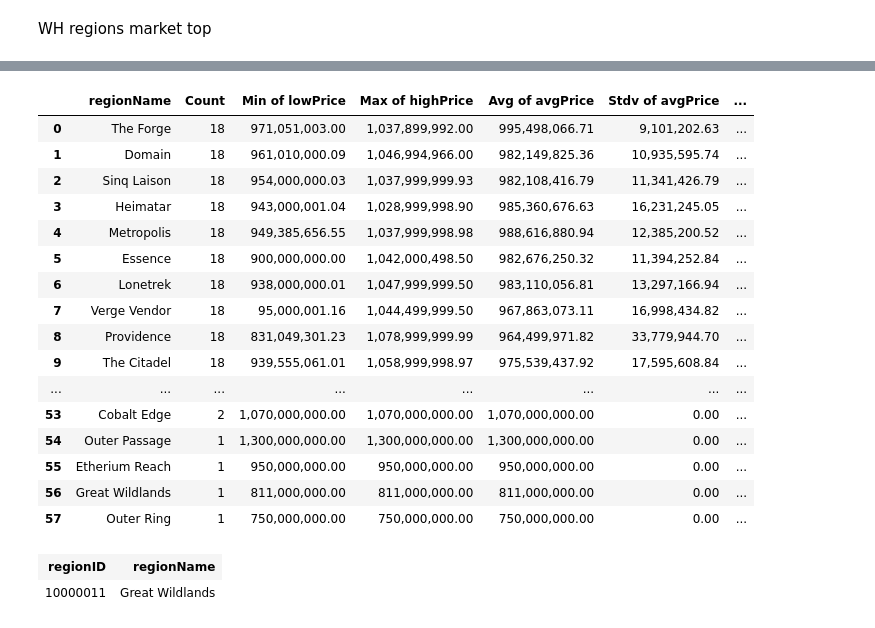
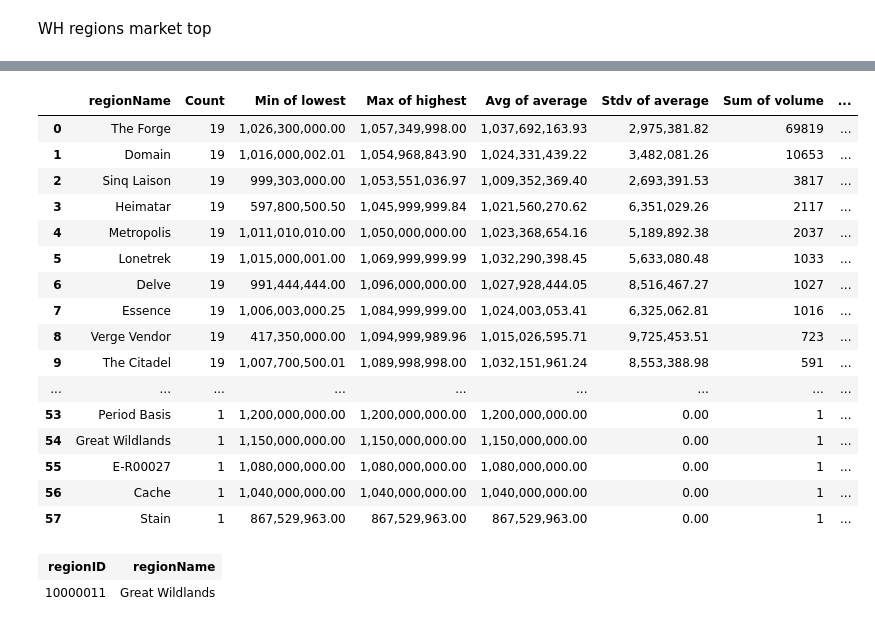
Before and after one commit to evrial/EVE-market-data, a Jupyter notebook: EVE_market.ipynb, the cells around one changed output, grey strips where cells are left out. Cells and saved outputs as stored; diff of their text form; code cells hidden in the pictures.

```diff
--- a/EVE_market.ipynb
+++ b/EVE_market.ipynb
@@ -60,5 +63,5 @@ types.dtype()
 # %% [output]
 [int, str]
 # %%
-prices = gl.SFrame.read_csv('history-esi.csv.gz')
+prices = gl.SFrame.read_csv('history-latest.csv.gz')
 # %% [output]
@@ -339,37 +294,37 @@ d.to_dataframe().sort_values(by='Potential profit', ascending=False)
 d.save('top200.csv', format='csv')
 # %%
 # PLEX
-x = prices[prices['date'] > days_back(20)].join(regions, 'regionID').filter_by(29668, 'typeID').groupby(['regionName'],
+x = prices[prices['date'] > days_back(20)].join(regions, on={'region_id': 'regionID'}).filter_by(29668, 'type_id').groupby(['regionName'],
        [agg.COUNT(),
-        agg.MIN('lowPrice'),
-        agg.MAX('highPrice'),
-        agg.AVG('avgPrice'),
-        agg.STDV('avgPrice'),
+        agg.MIN('lowest'),
+        agg.MAX('highest'),
+        agg.AVG('average'),
+        agg.STDV('average'),
         agg.SUM('volume'),
         agg.SUM('revenue'),
         agg.AVG('revenue'),
 #         agg.QUANTILE('revenue',[0.25, 0.75]),
-        agg.QUANTILE('avgPrice',[0.2, 0.8])
+        agg.QUANTILE('average',[0.2, 0.8])
        ])
-x[x['Avg of avgPrice'] > 5e8].topk('Sum of revenue', 100).to_dataframe()
+x[x['Avg of average'] > 5e8].topk('Sum of revenue', 100).to_dataframe()
 # %% [output]
-|  | regionName | Count | Min of lowPrice | Max of highPrice | Avg of avgPrice | Stdv of avgPrice | ... |
-| 0 | The Forge | 18 | 971,051,003.00 | 1,037,899,992.00 | 995,498,066.71 | 9,101,202.63 | ... |
-| 1 | Domain | 18 | 961,010,000.09 | 1,046,994,966.00 | 982,149,825.36 | 10,935,595.74 | ... |
-| 2 | Sinq Laison | 18 | 954,000,000.03 | 1,037,999,999.93 | 982,108,416.79 | 11,341,426.79 | ... |
-| 3 | Heimatar | 18 | 943,000,001.04 | 1,028,999,998.90 | 985,360,676.63 | 16,231,245.05 | ... |
-| 4 | Metropolis | 18 | 949,385,656.55 | 1,037,999,998.98 | 988,616,880.94 | 12,385,200.52 | ... |
-| 5 | Essence | 18 | 900,000,000.00 | 1,042,000,498.50 | 982,676,250.32 | 11,394,252.84 | ... |
-| 6 | Lonetrek | 18 | 938,000,000.01 | 1,047,999,999.50 | 983,110,056.81 | 13,297,166.94 | ... |
-| 7 | Verge Vendor | 18 | 95,000,001.16 | 1,044,499,999.50 | 967,863,073.11 | 16,998,434.82 | ... |
-| 8 | Providence | 18 | 831,049,301.23 | 1,078,999,999.99 | 964,499,971.82 | 33,779,944.70 | ... |
-| 9 | The Citadel | 18 | 939,555,061.01 | 1,058,999,998.97 | 975,539,437.92 | 17,595,608.84 | ... |
-| ... | ... | ... | ... | ... | ... | ... | ... |
-| 53 | Cobalt Edge | 2 | 1,070,000,000.00 | 1,070,000,000.00 | 1,070,000,000.00 | 0.00 | ... |
-| 54 | Outer Passage | 1 | 1,300,000,000.00 | 1,300,000,000.00 | 1,300,000,000.00 | 0.00 | ... |
-| 55 | Etherium Reach | 1 | 950,000,000.00 | 950,000,000.00 | 950,000,000.00 | 0.00 | ... |
-| 56 | Great Wildlands | 1 | 811,000,000.00 | 811,000,000.00 | 811,000,000.00 | 0.00 | ... |
-| 57 | Outer Ring | 1 | 750,000,000.00 | 750,000,000.00 | 750,000,000.00 | 0.00 | ... |
+|  | regionName | Count | Min of lowest | Max of highest | Avg of average | Stdv of average | Sum of volume | ... |
+| 0 | The Forge | 19 | 1,026,300,000.00 | 1,057,349,998.00 | 1,037,692,163.93 | 2,975,381.82 | 69819 | ... |
+| 1 | Domain | 19 | 1,016,000,002.01 | 1,054,968,843.90 | 1,024,331,439.22 | 3,482,081.26 | 10653 | ... |
+| 2 | Sinq Laison | 19 | 999,303,000.00 | 1,053,551,036.97 | 1,009,352,369.40 | 2,693,391.53 | 3817 | ... |
+| 3 | Heimatar | 19 | 597,800,500.50 | 1,045,999,999.84 | 1,021,560,270.62 | 6,351,029.26 | 2117 | ... |
+| 4 | Metropolis | 19 | 1,011,010,010.00 | 1,050,000,000.00 | 1,023,368,654.16 | 5,189,892.38 | 2037 | ... |
+| 5 | Lonetrek | 19 | 1,015,000,001.00 | 1,069,999,999.99 | 1,032,290,398.45 | 5,633,080.48 | 1033 | ... |
+| 6 | Delve | 19 | 991,444,444.00 | 1,096,000,000.00 | 1,027,928,444.05 | 8,516,467.27 | 1027 | ... |
+| 7 | Essence | 19 | 1,006,003,000.25 | 1,084,999,999.00 | 1,024,003,053.41 | 6,325,062.81 | 1016 | ... |
+| 8 | Verge Vendor | 19 | 417,350,000.00 | 1,094,999,989.96 | 1,015,026,595.71 | 9,725,453.51 | 723 | ... |
+| 9 | The Citadel | 19 | 1,007,700,500.01 | 1,089,998,998.00 | 1,032,151,961.24 | 8,553,388.98 | 591 | ... |
+| ... | ... | ... | ... | ... | ... | ... | ... | ... |
+| 53 | Period Basis | 1 | 1,200,000,000.00 | 1,200,000,000.00 | 1,200,000,000.00 | 0.00 | 1 | ... |
+| 54 | Great Wildlands | 1 | 1,150,000,000.00 | 1,150,000,000.00 | 1,150,000,000.00 | 0.00 | 1 | ... |
+| 55 | E-R00027 | 1 | 1,080,000,000.00 | 1,080,000,000.00 | 1,080,000,000.00 | 0.00 | 1 | ... |
+| 56 | Cache | 1 | 1,040,000,000.00 | 1,040,000,000.00 | 1,040,000,000.00 | 0.00 | 1 | ... |
+| 57 | Stain | 1 | 867,529,963.00 | 867,529,963.00 | 867,529,963.00 | 0.00 | 1 | ... |
 # %%
 regions[regions['regionName']=='Great Wildlands']
 # %% [output]
```
Also changed, not shown: parts of 35 cells of this notebook, 6 other files.
